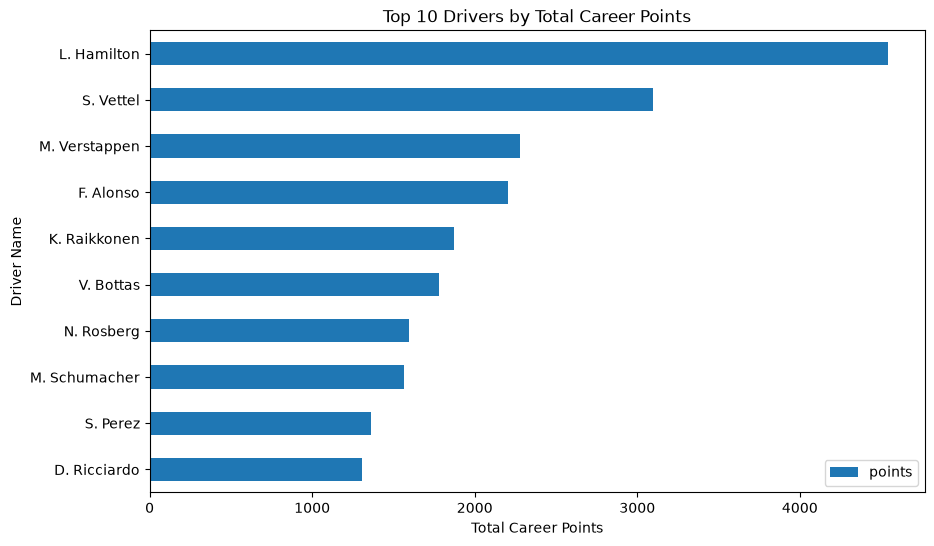
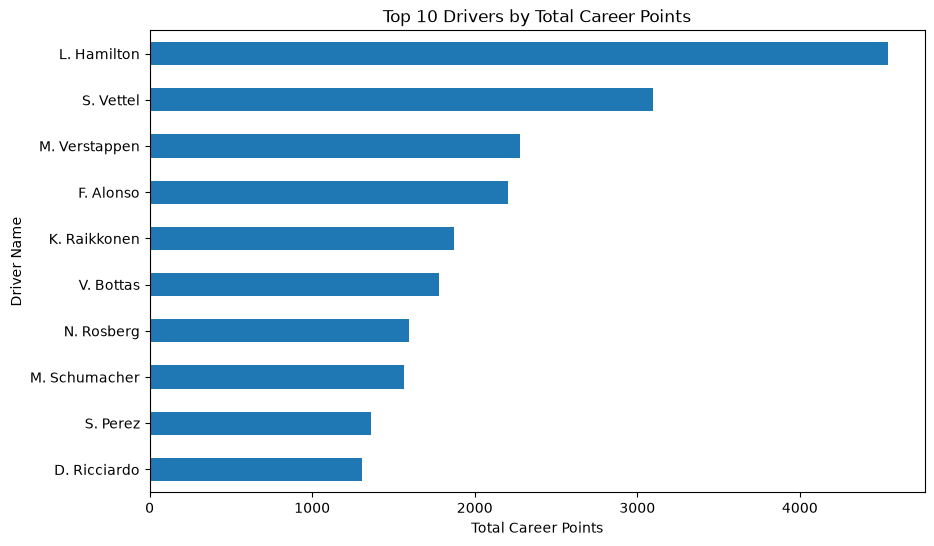
Unified diff of the notebook cell whose output changed from the first chart to the second:
--- before
+++ after
@@ -2,3 +2,3 @@
 drivers_ranked_top10 = drivers_ranked_top10.sort_values("points", ascending = True)
 
-drivers_ranked_top10.set_index('driverRef').plot.barh(figsize=(10,6), ylabel = "Driver Name", xlabel = "Total Career Points", title = "Top 10 Drivers by Total Career Points")
+drivers_ranked_top10.set_index('driverRef').plot.barh(figsize=(10,6), ylabel = "Driver Name", xlabel = "Total Career Points", title = "Top 10 Drivers by Total Career Points", legend=None)

Commit: Day 2: Constructor Upload